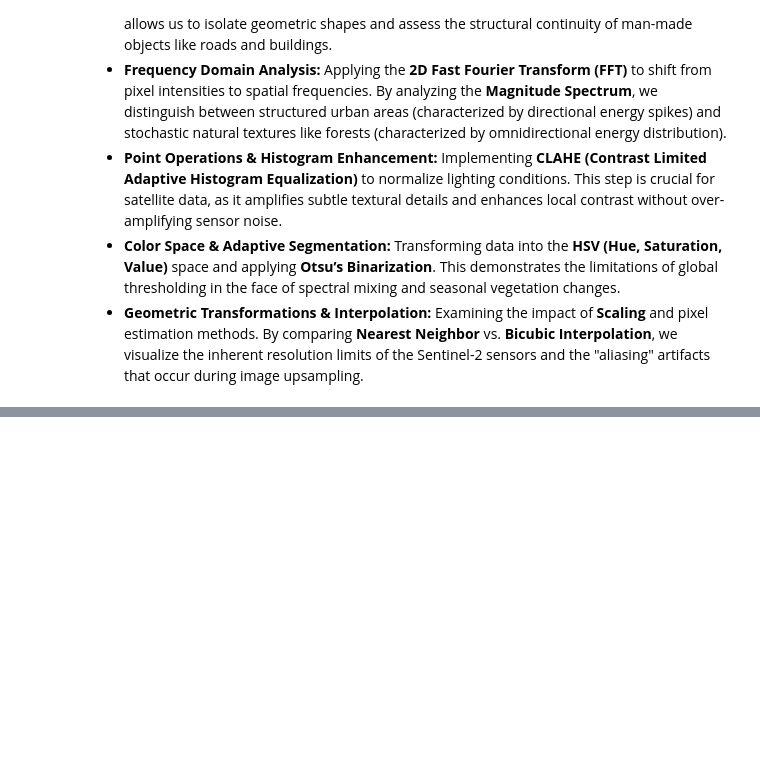
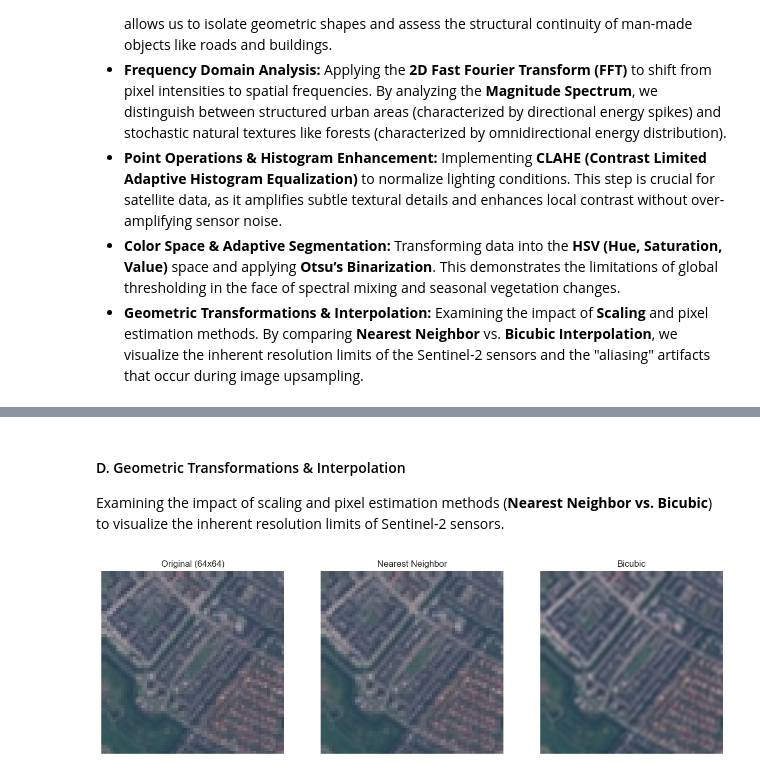
Before and after one commit to WojciechHrycenko/ImageRecognition, a Jupyter notebook: project.ipynb, the cells around one changed output, grey strips where cells are left out. Saved outputs shown, nothing was run; the diff lists cells and outputs as text; code cells hidden in the pictures; blank space fills up the shorter version.

```diff
--- a/project.ipynb
+++ b/project.ipynb
@@ -548,0 +227,23 @@ Epoch 1/5 - Loss: 0.3826 - Acc: 88.05%
+# %% [markdown]
+#### D. Geometric Transformations & Interpolation
+Examining the impact of scaling and pixel estimation methods (**Nearest Neighbor vs. Bicubic**) to visualize the inherent resolution limits of Sentinel-2 sensors.
+# %%
+def interpolation_showcase(data_dir, class_name='Residential'):
+    class_path = os.path.join(data_dir, class_name)
+    img_bgr = cv2.imread(os.path.join(class_path, os.listdir(class_path)[0]))
+    img_rgb = cv2.cvtColor(img_bgr, cv2.COLOR_BGR2RGB)
+
+    size = (256, 256)
+    near = cv2.resize(img_rgb, size, interpolation=cv2.INTER_NEAREST)
+    bicubic = cv2.resize(img_rgb, size, interpolation=cv2.INTER_CUBIC)
+
+    fig, axes = plt.subplots(1, 3, figsize=(15, 5))
+    axes[0].imshow(img_rgb); axes[0].set_title('Original (64x64)')
+    axes[1].imshow(near); axes[1].set_title('Nearest Neighbor')
+    axes[2].imshow(bicubic); axes[2].set_title('Bicubic')
+    for ax in axes: ax.axis('off')
+    plt.show()
+
+interpolation_showcase(DATA_DIR, class_name='Residential')
+# %% [output]
+[figure, added]
```
Also changed, not shown: parts of 46 cells of this notebook.
